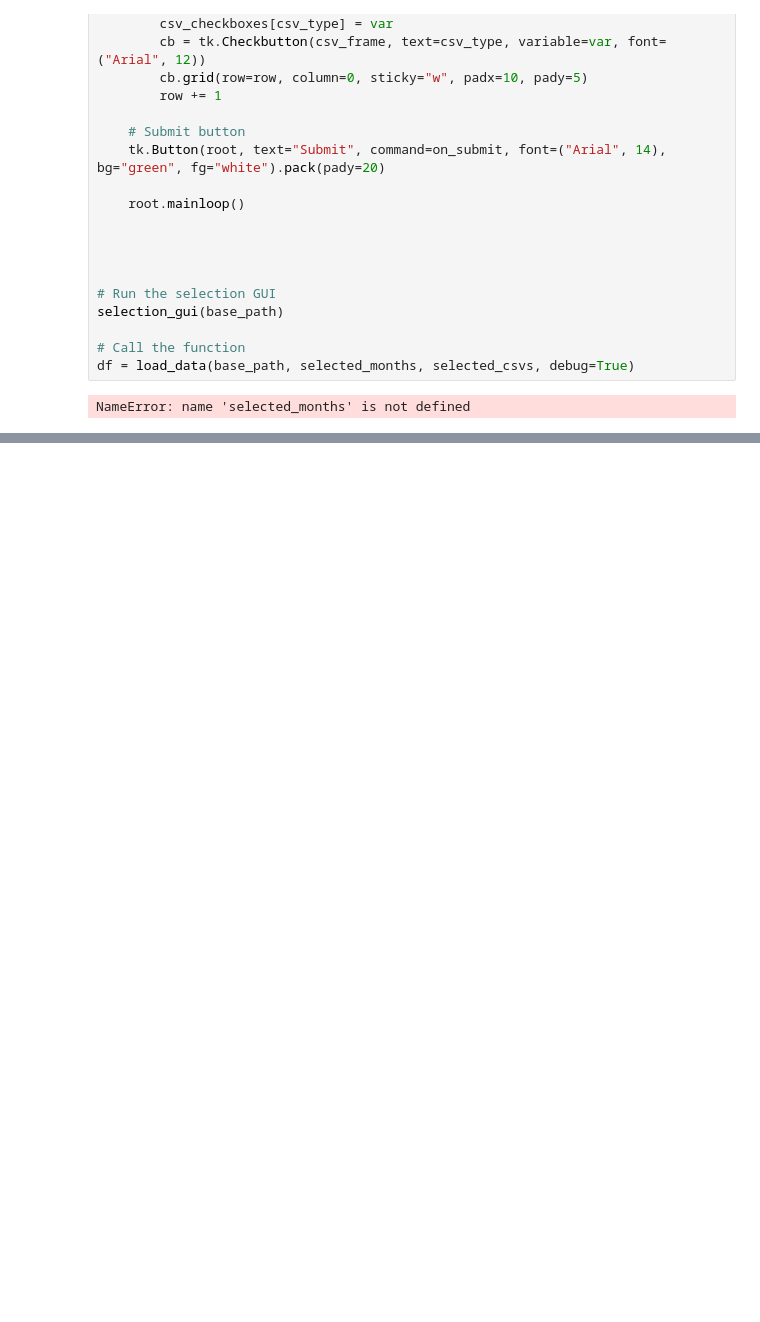
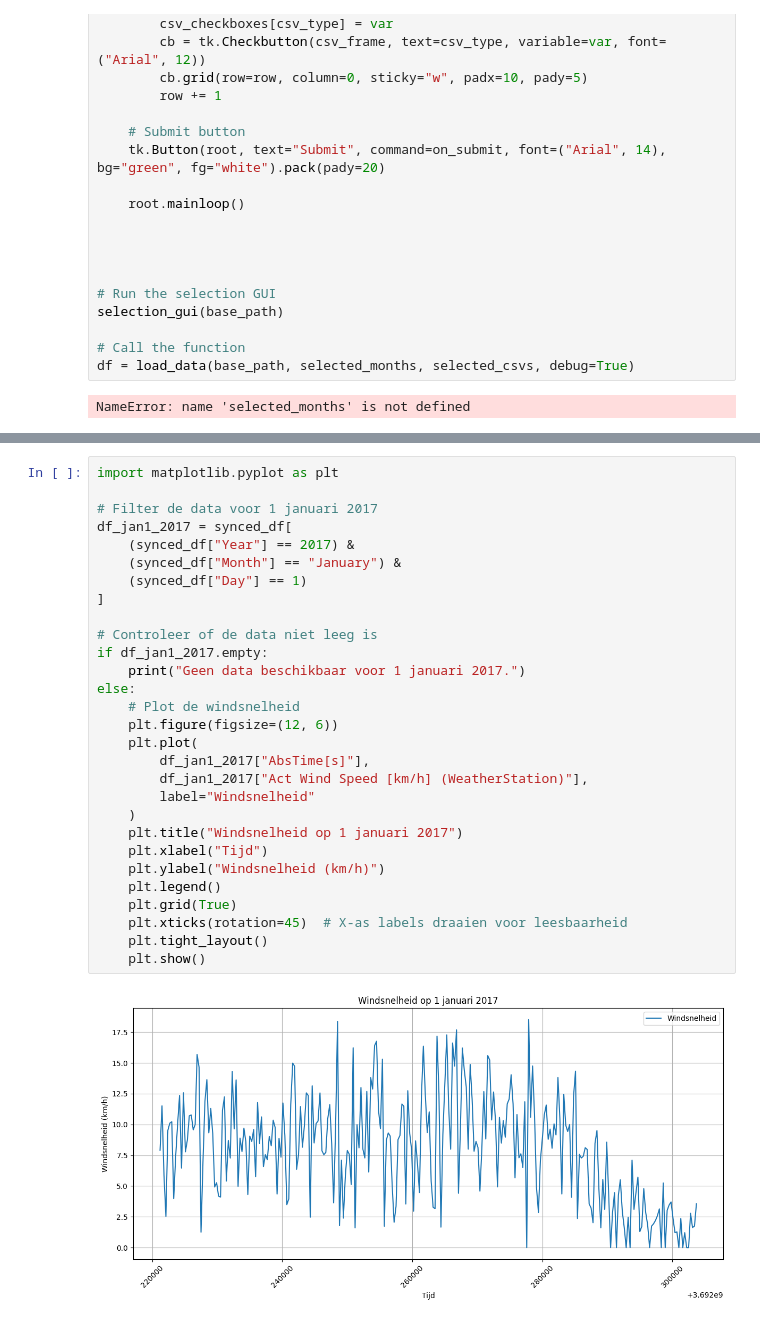
Before and after one commit to Qrax/PV-Systems-Data, a Jupyter notebook: making_dataframe.ipynb, the cells around one changed output, grey strips where cells are left out. Cells and saved outputs as stored; diff of their text form; blank space fills up the shorter version.

```diff
--- a/making_dataframe.ipynb
+++ b/making_dataframe.ipynb
@@ -331,0 +373,31 @@ synced_df
+# %%
+import matplotlib.pyplot as plt
+
+# Filter de data voor 1 januari 2017
+df_jan1_2017 = synced_df[
+    (synced_df["Year"] == 2017) &
+    (synced_df["Month"] == "January") &
+    (synced_df["Day"] == 1)
+]
+
+# Controleer of de data niet leeg is
+if df_jan1_2017.empty:
+    print("Geen data beschikbaar voor 1 januari 2017.")
+else:
+    # Plot de windsnelheid
+    plt.figure(figsize=(12, 6))
+    plt.plot(
+        df_jan1_2017["AbsTime[s]"],
+        df_jan1_2017["Act Wind Speed [km/h] (WeatherStation)"],
+        label="Windsnelheid"
+    )
+    plt.title("Windsnelheid op 1 januari 2017")
+    plt.xlabel("Tijd")
+    plt.ylabel("Windsnelheid (km/h)")
+    plt.legend()
+    plt.grid(True)
+    plt.xticks(rotation=45)  # X-as labels draaien voor leesbaarheid
+    plt.tight_layout()
+    plt.show()
+# %% [output]
+[figure, added]
```
Also changed, not shown: parts of 5 cells of this notebook.
